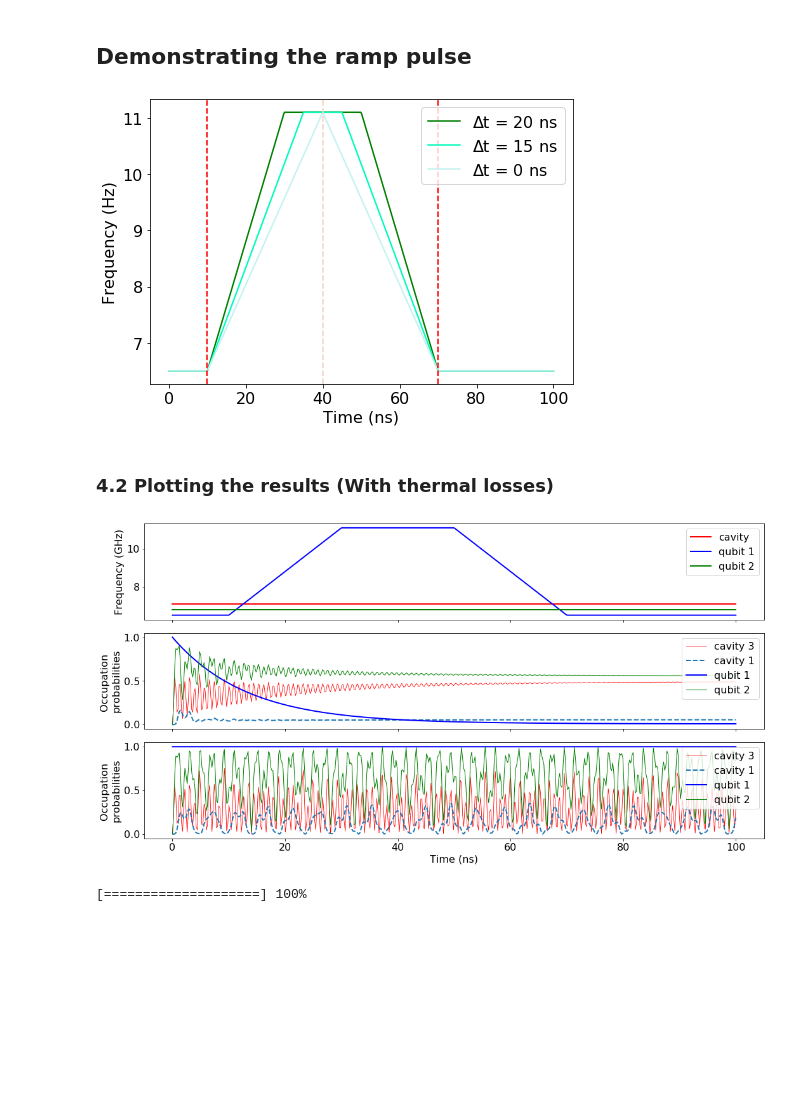
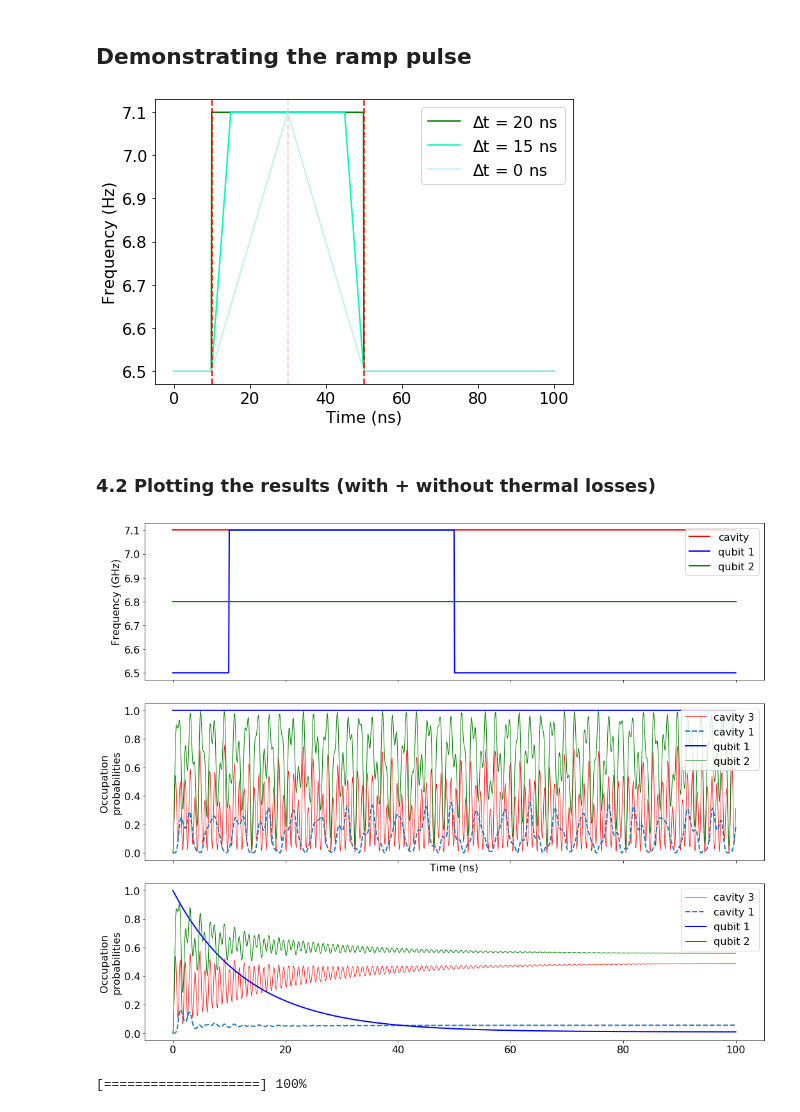
Before and after one commit to SoumyaShreeram/Qubit, a Jupyter notebook: control gates/Sending a smooth pulse (McKay).ipynb, the cells around one changed output. Cells and saved outputs as stored; diff of their text form; code cells hidden in the pictures; blank space fills up the shorter version.

Commit message:
Updates to the ramp pulse

```diff
--- a/control gates/Sending a smooth pulse (McKay).ipynb
+++ b/control gates/Sending a smooth pulse (McKay).ipynb
@@ -213,9 +214,9 @@ def rampPulseGen(t_pulse, w1, w2, t):
     """
     if t >= t_pulse[0] and t <= t_pulse[1]:
         w = fitLine(t_pulse, 0, 1, w1, w2, t)
-    elif t >= t_pulse[1] and t <= t_pulse[2]:
+    elif t > t_pulse[1] and t <= t_pulse[2]:
         w = w2/(2*pi)
-    elif t >= t_pulse[2] and t <= t_pulse[3]:
+    elif t > t_pulse[2] and t <= t_pulse[3]:
         w = fitLine(t_pulse, 2, 3, w2, w1, t)
     else:
         w = w1/(2*pi)
@@ -249,8 +250,8 @@ def wq2_t(t, args=None):
 # %%
 fig, ax = plt.subplots(1, 1, figsize=(7,5))
 
-t_pulse1 = [10, 35, 45, 70]
-t_pulse2 = [10, 40, 40, 70]
+t_pulse1 = [t_pulse[0], t_pulse[1]+5, t_pulse[2]-5, t_pulse[3]]
+t_pulse2 = [t_pulse[0], (t_pulse[3]-t_pulse[0])/2+t_pulse[0], (t_pulse[3]-t_pulse[0])/2+t_pulse[0], t_pulse[3]]
 
 ax.plot(times, [rampPulseGen(t_pulse, w_q1, w_top, t) for t in times], 'g', label=r"$\Delta$t = 20 ns")
 ax.plot(times, [rampPulseGen(t_pulse1, w_q1, w_top, t) for t in times], '#03fcba', label=r"$\Delta$t = 15 ns")
@@ -265,48 +266,49 @@ ax.set_ylabel('Frequency (Hz)')
 ax.legend(loc="upper right")
 fig.tight_layout()
 # %% [output]
-[figure, old version]
+[figure, new version]
 # %%
 # time dependent Hamiltonian
-H_t = [H0, [Hq1, wq1_t]]
+H_t = [H0 + Hq2*w_q2, [Hq1, wq1_t]]
+
+
+opts = Odeoptions(max_step=0.005, nsteps=10000)
 
 # Evolving the system with thermal losses
-res = mesolve(H_t, psi0, times, c_ops, [n1, n2, numOp(a1), numOp(a2), numOp(a3)])
+res = mesolve(H_t, psi0, times, c_ops, [], options=opts)
 
 # without thermal losses
-res2 = mesolve(H_t, psi0, times, [], [n1, n2, numOp(a1), numOp(a2), numOp(a3)])
+res2 = mesolve(H_t, psi0, times, [], [], options=opts)
 # %% [markdown]
-### 4.2 Plotting the results (With thermal losses)
+### 4.2 Plotting the results (with + without thermal losses)
 # %%
-fig, axes = plt.subplots(3, 1, sharex=True, figsize=(15,8))
+fig, axes = plt.subplots(3, 1, sharex=True, figsize=(15,12))
 
 axes[0].plot(times, np.array(list(map(wf_t, times))) , 'r', linewidth=2, label="cavity")
 axes[0].plot(times, np.array(list(map(wq1_t, times))), 'b', linewidth=2, label="qubit 1")
 axes[0].plot(times, np.array(list(map(wq2_t, times))) , 'g', linewidth=2, label="qubit 2")
 axes[0].set_ylabel("Frequency (GHz)", fontsize=16)
 axes[0].legend(loc="upper right")
 
+# without thermal losses
+axes[1].plot(times, np.real(expect(numOp(a3), res2.states)), 'r', linewidth=0.8, label="cavity 3")
+axes[1].plot(times, np.real(expect(numOp(a1), res2.states)), '--', linewidth=2, label="cavity 1")
+axes[1].plot(times, np.real(expect(n1, res2.states)), 'b', linewidth=2, label="qubit 1")
+axes[1].plot(times, np.real(expect(n2, res2.states)), 'g', linewidth=1, label="qubit 2")
+axes[1].set_xlabel("Time (ns)", fontsize=16)
+axes[1].set_ylabel("Occupation \nprobabilities", fontsize=16)
+axes[1].legend(loc="upper right")
+
 # with thermal losses
-axes[1].plot(times, res.expect[4], 'r', linewidth=0.8, label="cavity 3")
-axes[1].plot(times, res.expect[2], '--', linewidth=2, label="cavity 1")
-axes[1].plot(times, res.expect[0], 'b', linewidth=2, label="qubit 1")
-axes[1].plot(times, res.expect[1], 'g', linewidth=1, label="qubit 2")
-axes[1].set_ylabel("Occupation \nprobabilities", fontsize=16)
-axes[1].legend()
-
-# without thermal losses
-axes[2].plot(times, res2.expect[4], 'r', linewidth=0.8, label="cavity 3")
-axes[2].plot(times, res2.expect[2], '--', linewidth=2, label="cavity 1")
-axes[2].plot(times, res2.expect[0], 'b', linewidth=2, label="qubit 1")
-axes[2].plot(times, res2.expect[1], 'g', linewidth=1, label="qubit 2")
-
-axes[2].set_xlabel("Time (ns)", fontsize=16)
+axes[2].plot(times, np.real(expect(numOp(a3), res.states)), 'r', linewidth=0.8, label="cavity 3")
+axes[2].plot(times, np.real(expect(numOp(a1), res.states)), '--', linewidth=2, label="cavity 1")
+axes[2].plot(times, np.real(expect(n1, res.states)), 'b', linewidth=2, label="qubit 1")
+axes[2].plot(times, np.real(expect(n2, res.states)), 'g', linewidth=1, label="qubit 2")
 axes[2].set_ylabel("Occupation \nprobabilities", fontsize=16)
-axes[2].legend(loc="upper right")
-
+axes[2].legend()
 fig.tight_layout()
 # %% [output]
-[figure, old version]
+[figure, new version]
 # %%
 def showProgress(idx, n):
     """
```
Also changed, not shown: parts of 7 cells of this notebook.
